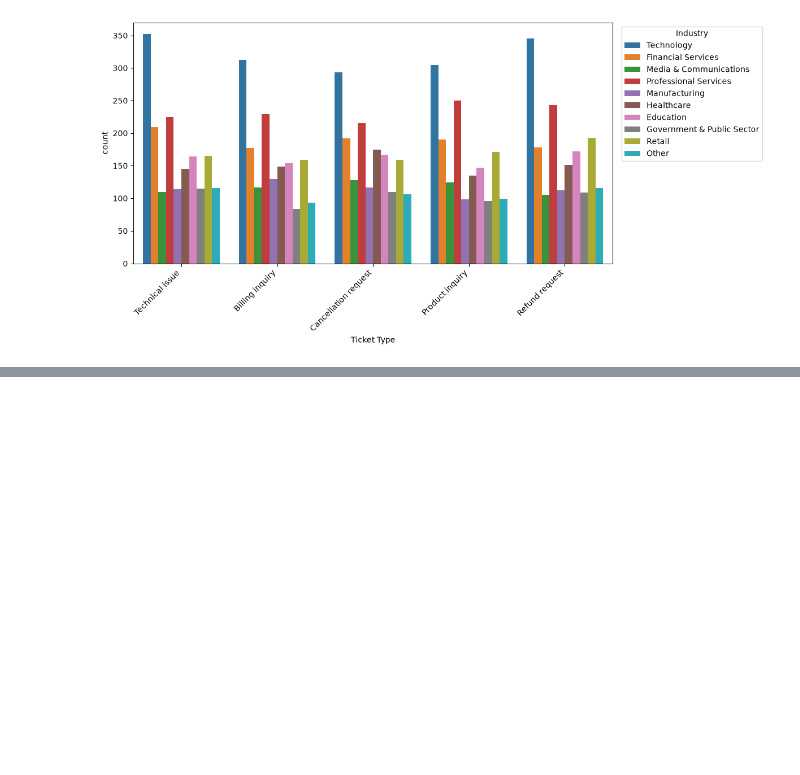
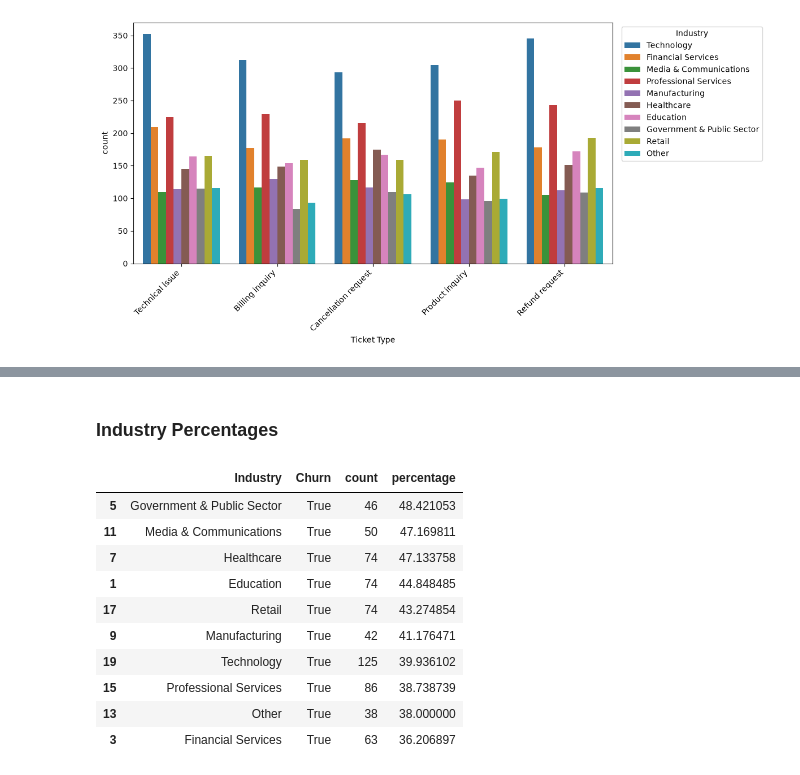
Before and after one commit to Rushik-Rsenal/AtlassianDatathon, a Jupyter notebook: eda.ipynb, the cells around one changed output, grey strips where cells are left out. Cells and saved outputs as stored; diff of their text form; code cells hidden in the pictures; blank space fills up the shorter version.

```diff
--- a/eda.ipynb
+++ b/eda.ipynb
@@ -435,0 +479,29 @@ plt.show()
+# %% [markdown]
+### Industry Percentages
+# %%
+# get the closed ones
+refund_cancel = loom_merged_ind_tickets[["Industry", "Ticket Type"]]
+refund_cancel["Churn"] = refund_cancel["Ticket Type"].isin(["Refund request", "Cancellation request"])
+refund_cancel.drop(columns=["Ticket Type"])
+refund_cancel_df = refund_cancel.groupby(["Industry", "Churn"]).size().reset_index(name="count")
+
+# calculate the percentage within each Product Purchased group
+refund_cancel_df["percentage"] = (
+    refund_cancel_df.groupby("Industry")["count"]
+    .transform(lambda x: (x / x.sum()) * 100)
+)
+
+refund_cancel_df = refund_cancel_df.sort_values(["Industry", "Churn", "percentage"], ascending=False)
+refund_cancel_df[refund_cancel_df["Churn"]].sort_values("percentage", ascending=False)
+# %% [output]
+|  | Industry | Churn | count | percentage |
+| 5 | Government & Public Sector | True | 46 | 48.421053 |
+| 11 | Media & Communications | True | 50 | 47.169811 |
+| 7 | Healthcare | True | 74 | 47.133758 |
+| 1 | Education | True | 74 | 44.848485 |
+| 17 | Retail | True | 74 | 43.274854 |
+| 9 | Manufacturing | True | 42 | 41.176471 |
+| 19 | Technology | True | 125 | 39.936102 |
+| 15 | Professional Services | True | 86 | 38.738739 |
+| 13 | Other | True | 38 | 38.000000 |
+| 3 | Financial Services | True | 63 | 36.206897 |
```
Also changed, not shown: parts of 3 cells of this notebook, 1 other file.
